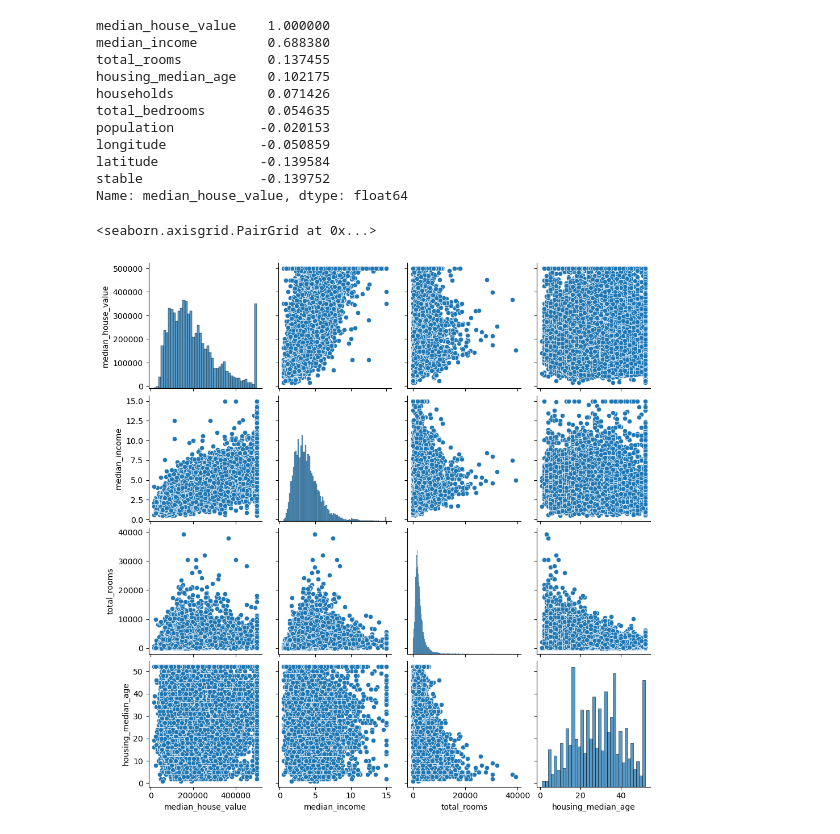
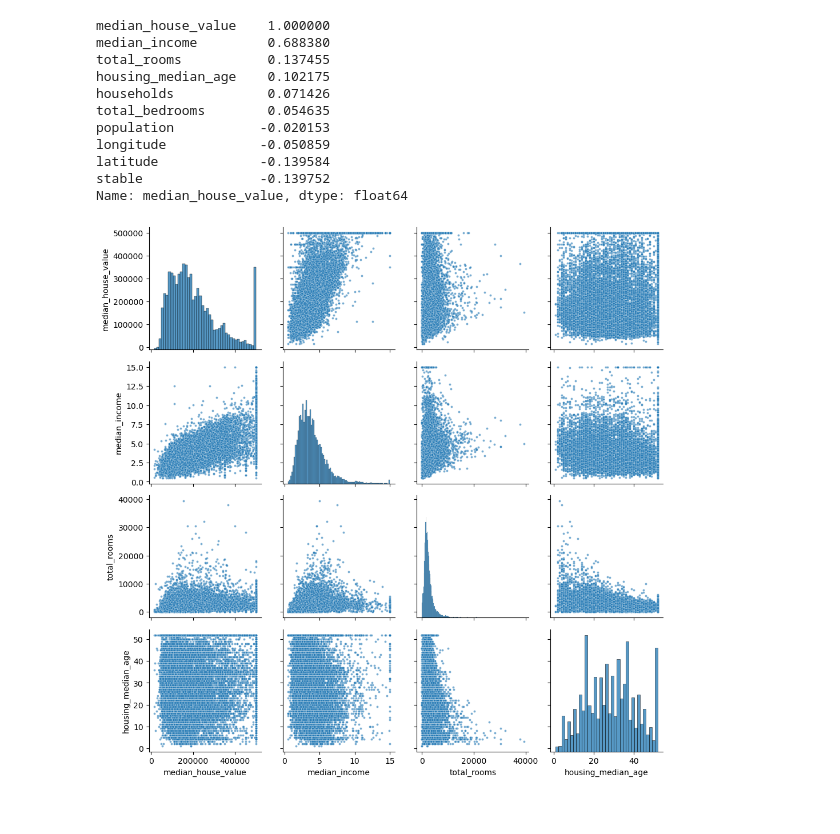
Before and after one commit to 1Nitin1/Jupyter-Codes, a Jupyter notebook: Machine Learning Notes/ML_Unit_2_pg61to102.ipynb, the cells around one changed output. Drawn from its saved outputs; the diff is of its cells as text; code cells hidden in the pictures.

```diff
--- a/Machine Learning Notes/ML_Unit_2_pg61to102.ipynb
+++ b/Machine Learning Notes/ML_Unit_2_pg61to102.ipynb
@@ -294,8 +295,11 @@ Name: median_house_value, dtype: float64
 # %%
 # We can observe that the house values are closely related to the income.
 # Also, there is a small correlation with rooms, age and latitude.
 # Now let's visualize more using pairplot.
-sns.pairplot(copy_train[['median_house_value','median_income','total_rooms','housing_median_age']])
+# can also use scatter_matrix function from pandas.
+pg=sns.PairGrid(copy_train[['median_house_value','median_income','total_rooms','housing_median_age','ocean_proximity']])
+pg.map_offdiag(sns.scatterplot,s=8,alpha=0.6)
+pg.map_diag(sns.histplot)
+plt.show()
 # %% [output]
-<seaborn.axisgrid.PairGrid at 0x...>
-[figure, old version]
+[figure, new version]
```
Also changed, not shown: parts of 18 cells of this notebook.
